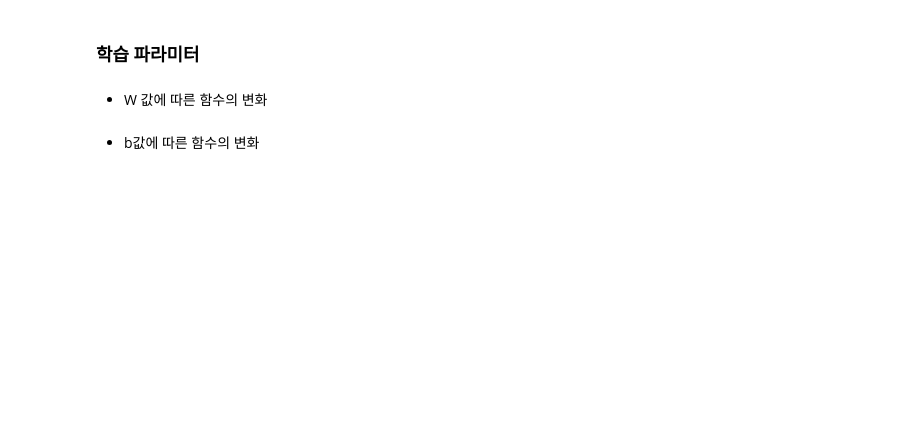
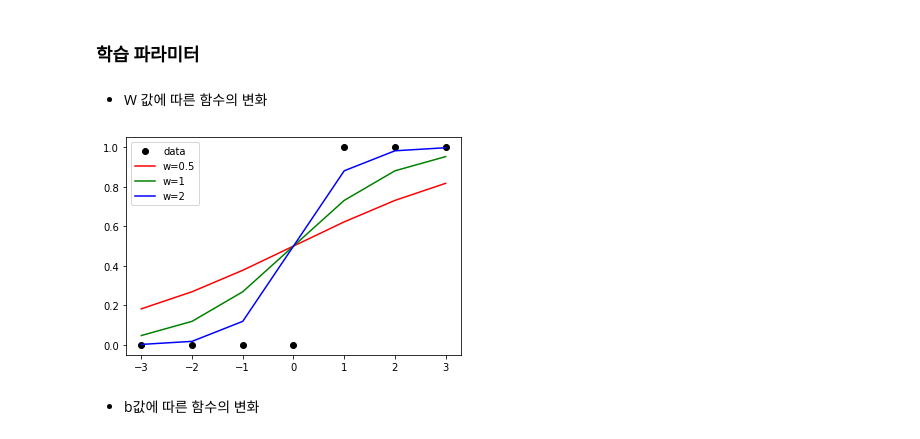
Before and after one commit to josooik/Lecture_deeplearning_basic, a Jupyter notebook: 2_LogisticRegression.ipynb, the cells around one changed output. Saved outputs shown, nothing was run; the diff lists cells and outputs as text; code cells hidden in the pictures; blank space fills up the shorter version.

```diff
--- a/2_LogisticRegression.ipynb
+++ b/2_LogisticRegression.ipynb
@@ -65,5 +95,16 @@ from tensorflow.keras import optimizers
 ### **학습 파라미터**
 # %% [markdown]
 * W 값에 따른 함수의 변화
+# %%
+plt.plot(x, y , marker='o', linestyle='', color='k')
+
+plt.plot(x, hypothesis(x, w=0.5), color='r')
+plt.plot(x, hypothesis(x, w=1), color='g')
+plt.plot(x, hypothesis(x, w=2), color='b')
+
+plt.legend(['data', 'w=0.5','w=1','w=2'])
+plt.show()
+# %% [output]
+[figure, added]
 # %% [markdown]
 * b값에 따른 함수의 변화
```
Also changed, not shown: parts of 20 cells of this notebook.
